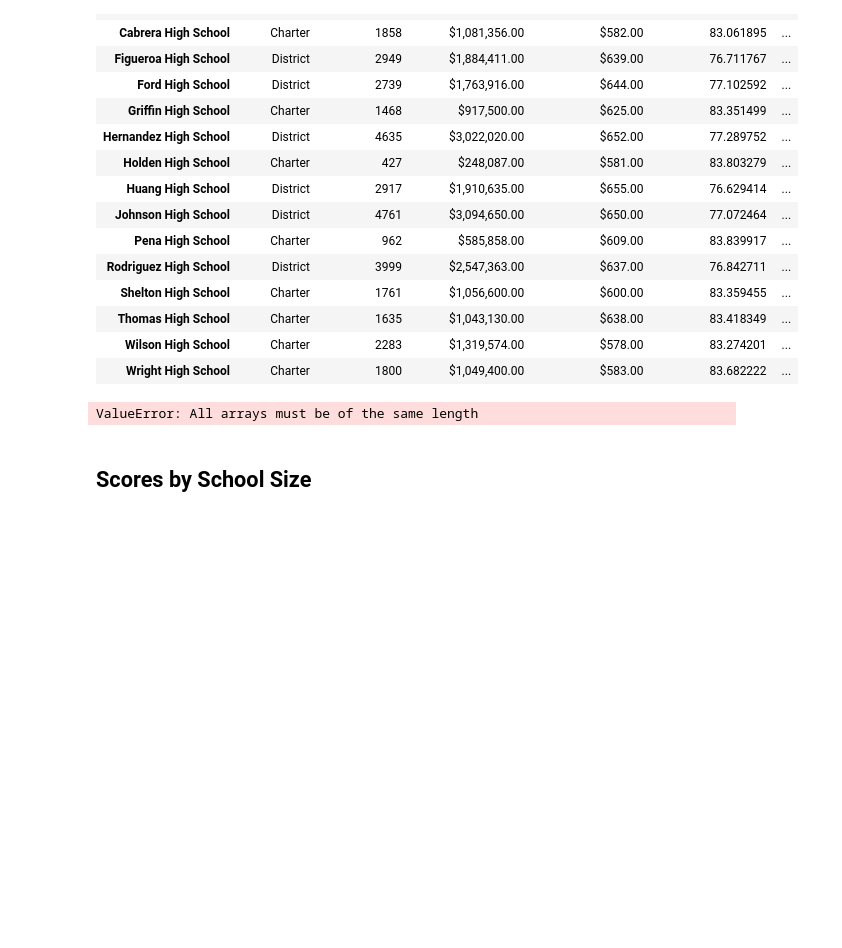
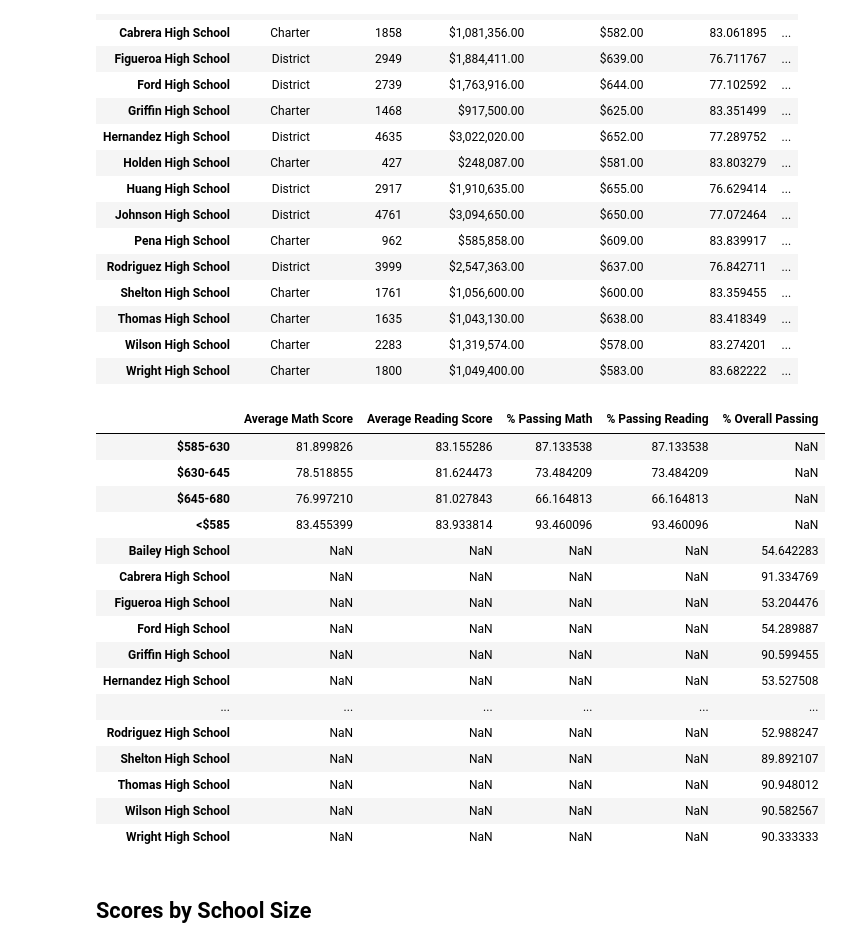
Before and after one commit to lizmartin/pandas-challenge, a Jupyter notebook: PyCitySchools/PyCitySchools_LMS.ipynb, the cells around one changed output. Drawn from its saved outputs; the diff is of its cells as text; code cells hidden in the pictures; blank space fills up the shorter version.

```diff
--- a/PyCitySchools/PyCitySchools_LMS.ipynb
+++ b/PyCitySchools/PyCitySchools_LMS.ipynb
@@ -532,17 +531,32 @@ spending_passing_reading = school_spending_df.groupby(["Spending Ranges (Per Stu
 overall_passing_spending = school_spending_df.groupby(["Spending Ranges (Per Student)"])["% Overall Passing"].mean()
 # %%
 # Assemble into DataFrame
-spending_summary = pd.DataFrame({"Spending Ranges (Per Student)": school_spending_df,
-                                "Average Math Score": spending_math_scores.values,
-                                "Average Reading Score": spending_reading_scores.values,
-                                "% Passing Math": spending_passing_math.values,
-                                "% Passing Reading": spending_passing_reading.values,
-                                "% Overall Passing": overall_passing_rate.values})
+spending_summary = pd.DataFrame({"Average Math Score": spending_math_scores,
+                                "Average Reading Score": spending_reading_scores,
+                                "% Passing Math": spending_passing_math,
+                                "% Passing Reading": spending_passing_reading,
+                                "% Overall Passing": overall_passing_rate})
 
 # Display results
 spending_summary
 # %% [output]
-ValueError: All arrays must be of the same length
+|  | Average Math Score | Average Reading Score | % Passing Math | % Passing Reading | % Overall Passing |
+| $585-630 | 81.899826 | 83.155286 | 87.133538 | 87.133538 | NaN |
+| $630-645 | 78.518855 | 81.624473 | 73.484209 | 73.484209 | NaN |
+| $645-680 | 76.997210 | 81.027843 | 66.164813 | 66.164813 | NaN |
+| <$585 | 83.455399 | 83.933814 | 93.460096 | 93.460096 | NaN |
+| Bailey High School | NaN | NaN | NaN | NaN | 54.642283 |
+| Cabrera High School | NaN | NaN | NaN | NaN | 91.334769 |
+| Figueroa High School | NaN | NaN | NaN | NaN | 53.204476 |
+| Ford High School | NaN | NaN | NaN | NaN | 54.289887 |
+| Griffin High School | NaN | NaN | NaN | NaN | 90.599455 |
+| Hernandez High School | NaN | NaN | NaN | NaN | 53.527508 |
+| ... | ... | ... | ... | ... | ... |
+| Rodriguez High School | NaN | NaN | NaN | NaN | 52.988247 |
+| Shelton High School | NaN | NaN | NaN | NaN | 89.892107 |
+| Thomas High School | NaN | NaN | NaN | NaN | 90.948012 |
+| Wilson High School | NaN | NaN | NaN | NaN | 90.582567 |
+| Wright High School | NaN | NaN | NaN | NaN | 90.333333 |
 # %% [markdown]
 ## Scores by School Size
 # %%
```
Also changed, not shown: parts of 6 cells of this notebook.
